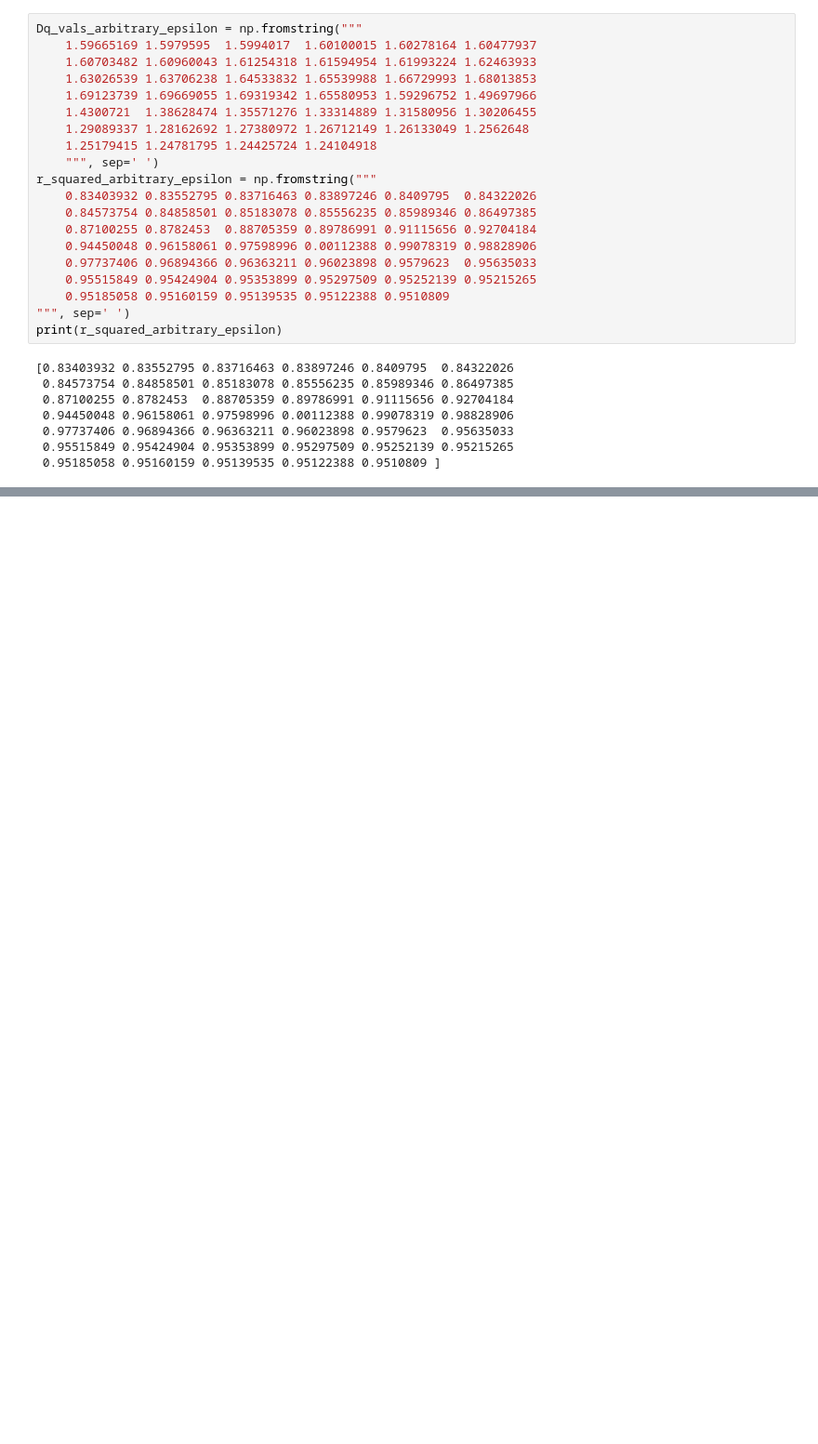
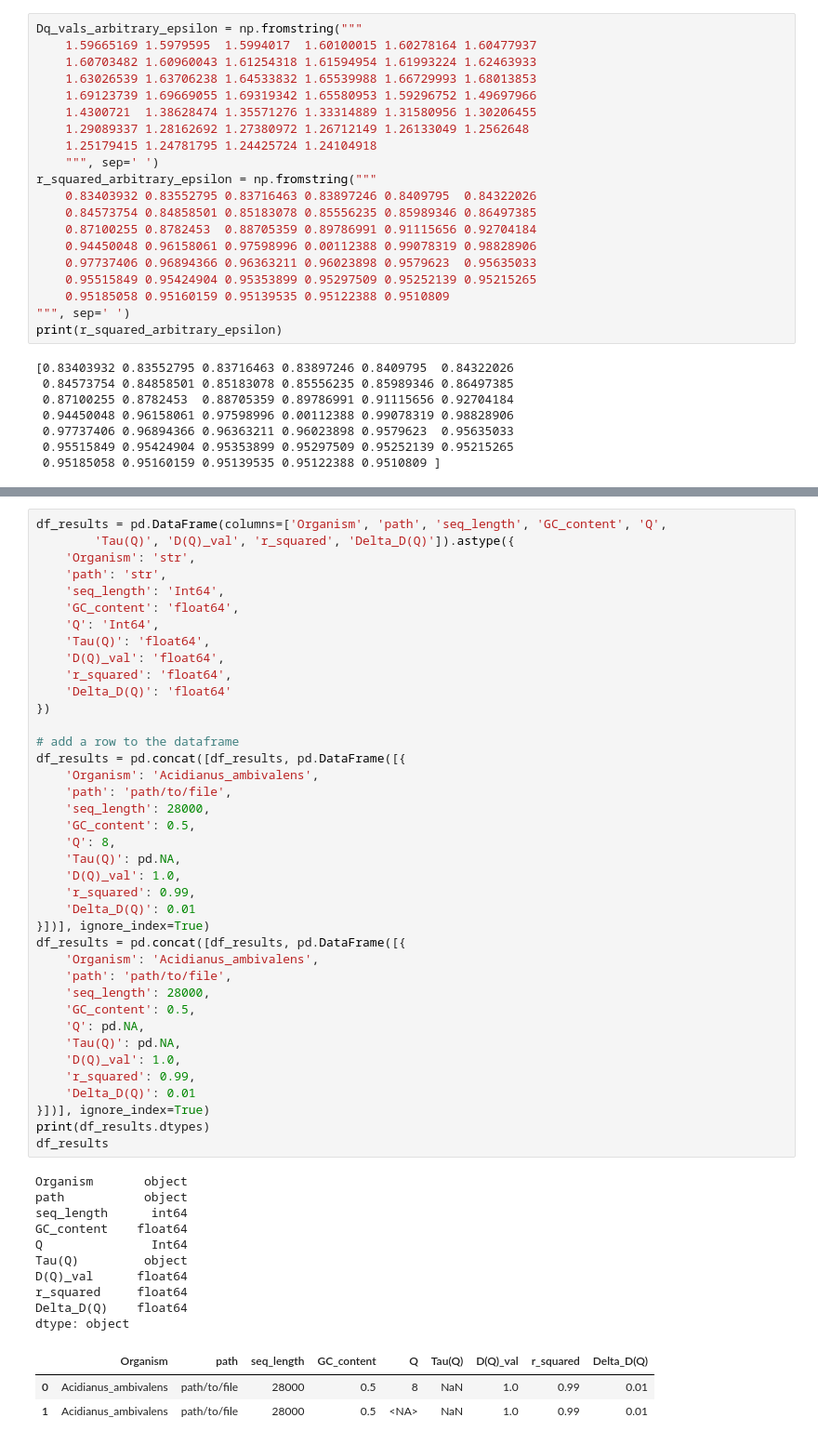
Before and after one commit to DiegoFLM/Analysis-of-microbial-genomes--MFA-GC-content-lifestyle-and-human-microbiome, a Jupyter notebook: notebooks_and_info/data_analysis/mfa_processing/mfa_processor_testing.ipynb, the cells around one changed output, grey strips where cells are left out. Shown at 93% size. Saved outputs shown, nothing was run; the diff lists cells and outputs as text; blank space fills up the shorter version.

```diff
--- a/notebooks_and_info/data_analysis/mfa_processing/sequence_processing.ipynb
+++ b/notebooks_and_info/data_analysis/mfa_processing/mfa_processor_testing.ipynb
@@ -606,0 +628,53 @@ print(r_squared_arbitrary_epsilon)
+# %%
+df_results = pd.DataFrame(columns=['Organism', 'path', 'seq_length', 'GC_content', 'Q',
+        'Tau(Q)', 'D(Q)_val', 'r_squared', 'Delta_D(Q)']).astype({
+    'Organism': 'str',
+    'path': 'str',
+    'seq_length': 'Int64',
+    'GC_content': 'float64',
+    'Q': 'Int64',
+    'Tau(Q)': 'float64',
+    'D(Q)_val': 'float64',
+    'r_squared': 'float64',
+    'Delta_D(Q)': 'float64'
+})
+
+# add a row to the dataframe
+df_results = pd.concat([df_results, pd.DataFrame([{
+    'Organism': 'Acidianus_ambivalens',
+    'path': 'path/to/file',
+    'seq_length': 28000,
+    'GC_content': 0.5,
+    'Q': 8,
+    'Tau(Q)': pd.NA,
+    'D(Q)_val': 1.0,
+    'r_squared': 0.99,
+    'Delta_D(Q)': 0.01
+}])], ignore_index=True)
+df_results = pd.concat([df_results, pd.DataFrame([{
+    'Organism': 'Acidianus_ambivalens',
+    'path': 'path/to/file',
+    'seq_length': 28000,
+    'GC_content': 0.5,
+    'Q': pd.NA,
+    'Tau(Q)': pd.NA,
+    'D(Q)_val': 1.0,
+    'r_squared': 0.99,
+    'Delta_D(Q)': 0.01
+}])], ignore_index=True)
+print(df_results.dtypes)
+df_results
+# %% [output]
+Organism       object
+path           object
+seq_length      int64
+GC_content    float64
+Q               Int64
+Tau(Q)         object
+D(Q)_val      float64
+r_squared     float64
+Delta_D(Q)    float64
+dtype: object
+|  | Organism | path | seq_length | GC_content | Q | Tau(Q) | D(Q)_val | r_squared | Delta_D(Q) |
+| 0 | Acidianus_ambivalens | path/to/file | 28000 | 0.5 | 8 | NaN | 1.0 | 0.99 | 0.01 |
+| 1 | Acidianus_ambivalens | path/to/file | 28000 | 0.5 | <NA> | NaN | 1.0 | 0.99 | 0.01 |
```
Also changed, not shown: parts of 8 cells of this notebook, 3 other files.
